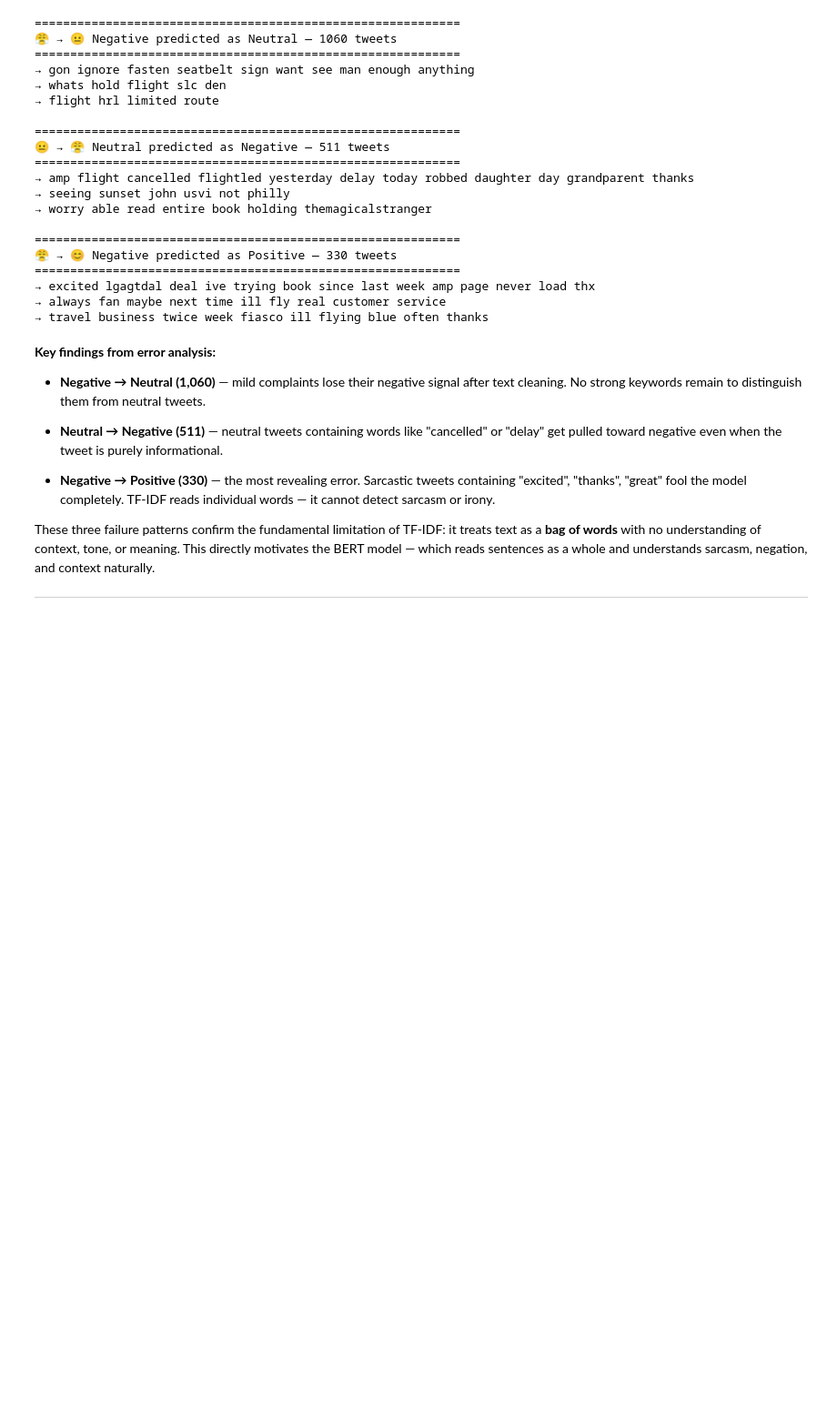
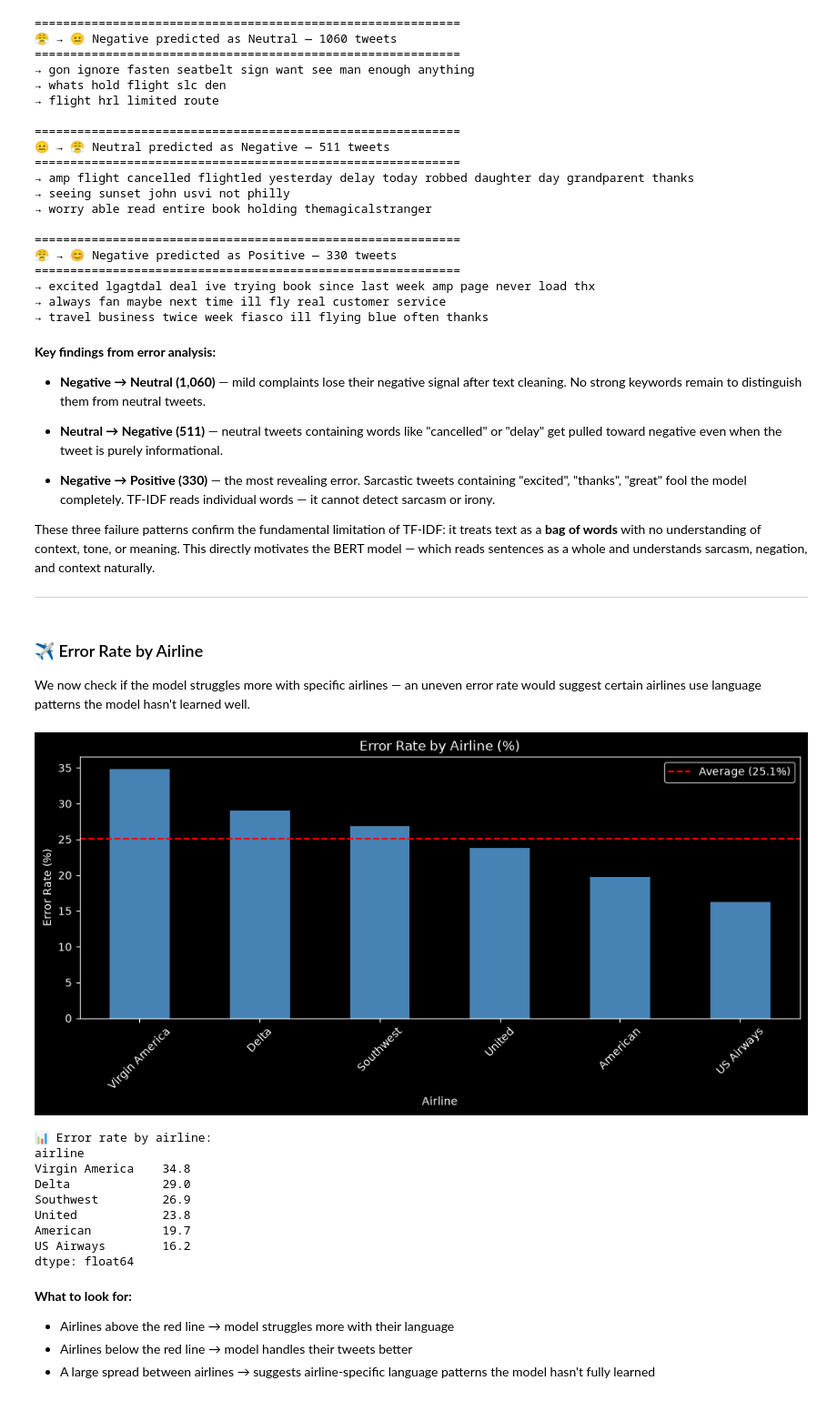
Before and after one commit to MaykInvest/Sentiment_Analysis_Airline, a Jupyter notebook: project.ipynb, the cells around one changed output. Shown at 91% size. Saved outputs shown, nothing was run; the diff lists cells and outputs as text; code cells hidden in the pictures; blank space fills up the shorter version.

Commit message:
FEAT: Error Rate and key findings

```diff
--- a/project.ipynb
+++ b/project.ipynb
@@ -1363,3 +1363,58 @@ of context, tone, or meaning. This directly motivates the BERT model
 and context naturally.
 
 ---
+# %% [markdown]
+### ✈️ Error Rate by Airline
+
+We now check if the model struggles more with specific airlines —
+an uneven error rate would suggest certain airlines use language
+patterns the model hasn't learned well.
+# %%
+# ============================================================
+# ✈️ ERROR RATE BY AIRLINE
+# ============================================================
+
+error_rate = (
+    errors.groupby('airline').size() /
+    X_train_copy.groupby('airline').size() * 100
+).round(1).sort_values(ascending=False)
+
+plt.figure(figsize=(10, 5))
+error_rate.plot(
+    kind      = 'bar',
+    color     = 'steelblue',
+    edgecolor = 'none'
+)
+plt.title('Error Rate by Airline (%)')
+plt.xlabel('Airline')
+plt.ylabel('Error Rate (%)')
+plt.xticks(rotation=45)
+plt.axhline(
+    y     = error_rate.mean(),
+    color = 'red',
+    linestyle = '--',
+    label = f'Average ({error_rate.mean():.1f}%)'
+)
+plt.legend()
+plt.tight_layout()
+plt.show()
+
+print("📊 Error rate by airline:")
+print(error_rate)
+# %% [output]
+[figure, added]
+📊 Error rate by airline:
+airline
+Virgin America    34.8
+Delta             29.0
+Southwest         26.9
+United            23.8
+American          19.7
+US Airways        16.2
+dtype: float64
+# %% [markdown]
+**What to look for:**
+- Airlines above the red line → model struggles more with their language
+- Airlines below the red line → model handles their tweets better
+- A large spread between airlines → suggests airline-specific
+  language patterns the model hasn't fully learned
```
Also changed, not shown: parts of 1 cell of this notebook.
